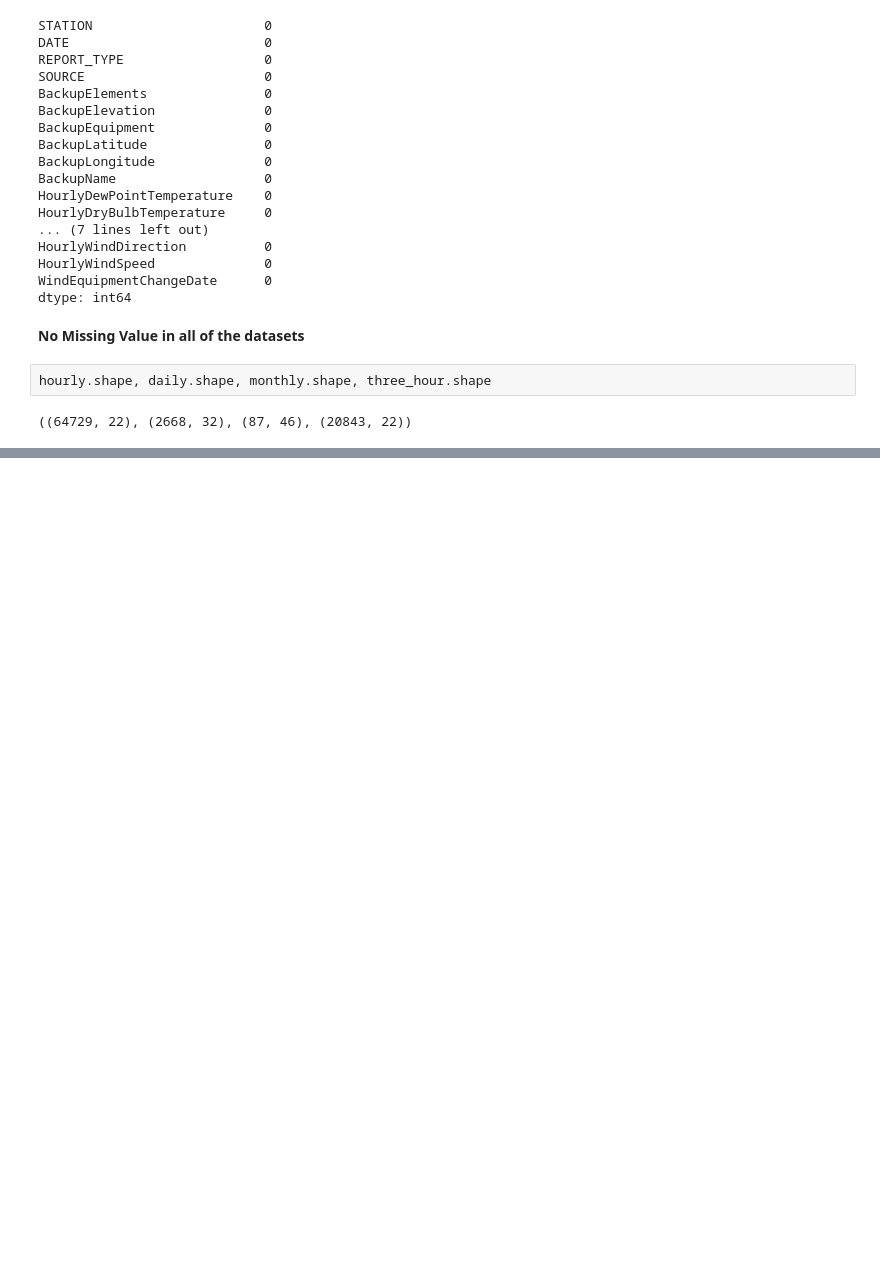
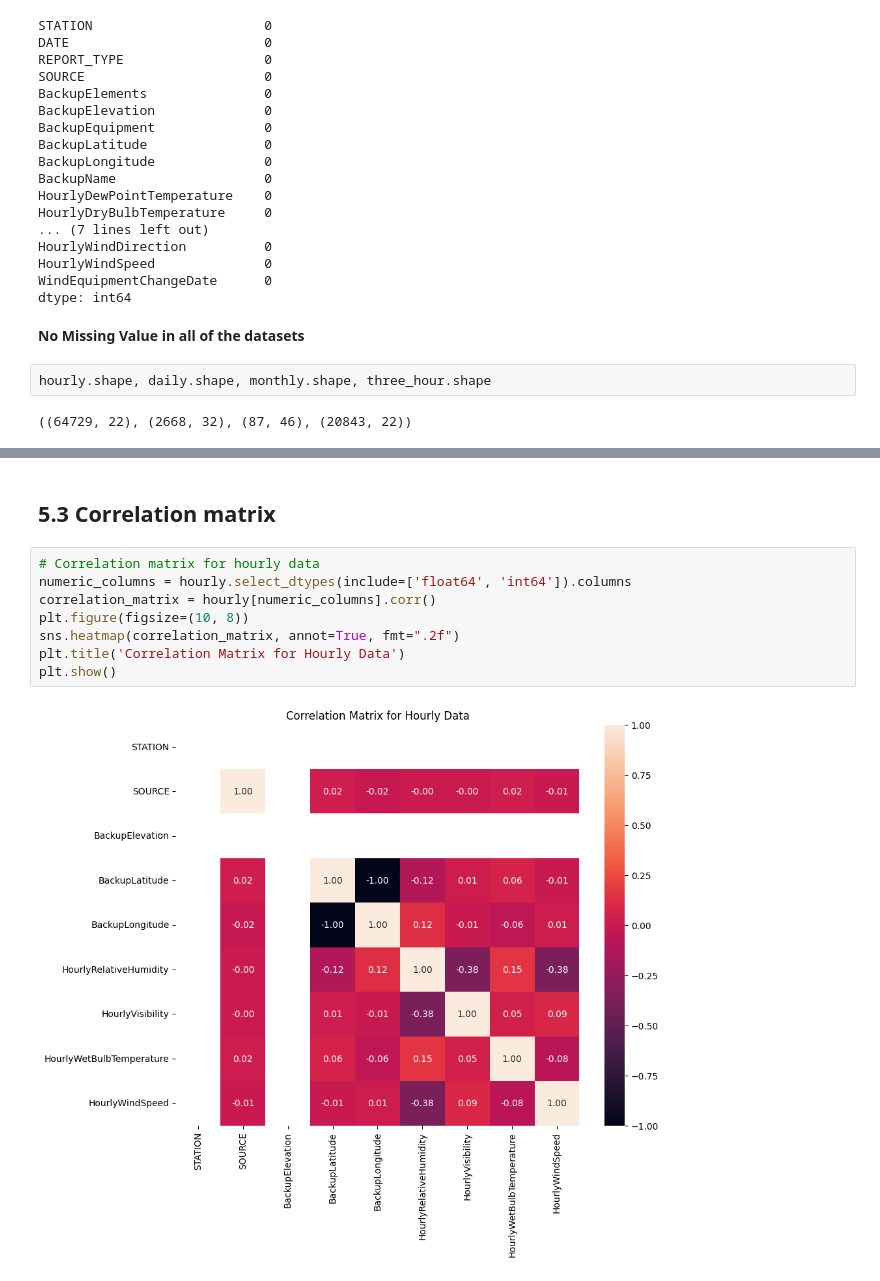
Before and after one commit to tedoaba/CodersCaveInternship, a Jupyter notebook: climate-data-analysis-normal-task-2.ipynb, the cells around one changed output, grey strips where cells are left out. Cells and saved outputs as stored; diff of their text form; blank space fills up the shorter version.

```diff
--- a/climate-data-analysis-normal-task-2.ipynb
+++ b/climate-data-analysis-normal-task-2.ipynb
@@ -584,0 +430,12 @@ By following these detailed steps, you can effectively clean, preprocess, explor
+# %% [markdown]
+## 5.3 Correlation matrix
+# %%
+# Correlation matrix for hourly data
+numeric_columns = hourly.select_dtypes(include=['float64', 'int64']).columns
+correlation_matrix = hourly[numeric_columns].corr()
+plt.figure(figsize=(10, 8))
+sns.heatmap(correlation_matrix, annot=True, fmt=".2f")
+plt.title('Correlation Matrix for Hourly Data')
+plt.show()
+# %% [output]
+[figure, added]
```
Also changed, not shown: parts of 67 cells of this notebook.
